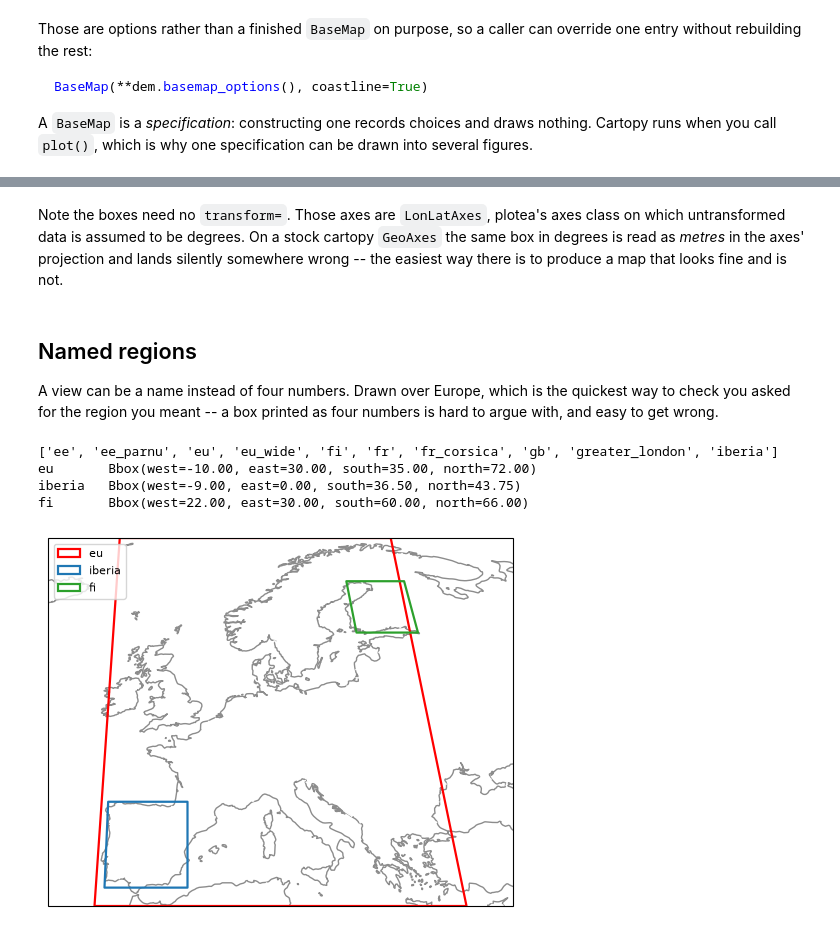
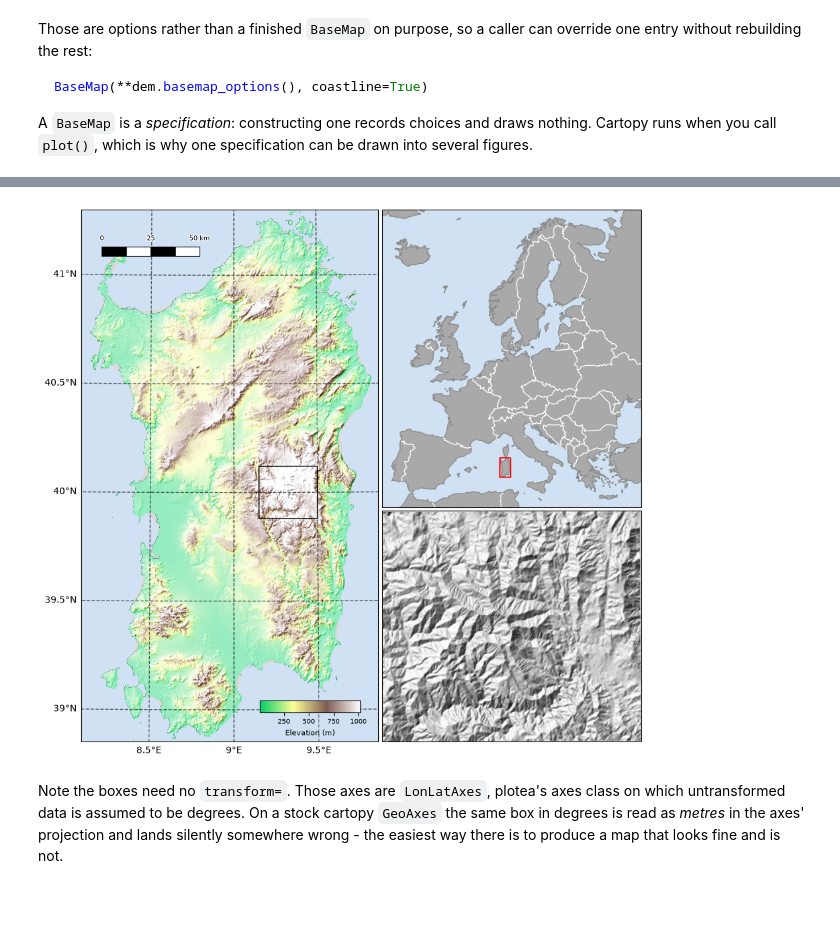
Before and after one commit to kmch/ploTea, a Jupyter notebook: notebooks/plotea.ipynb, the cells around one changed output, grey strips where cells are left out. Cells and saved outputs as stored; diff of their text form; code cells hidden in the pictures; blank space fills up the shorter version.

```diff
--- a/notebooks/plotea.ipynb
+++ b/notebooks/plotea.ipynb
@@ -75,0 +83,3 @@ Raster(path=/home/kajetan/software/plotea/datasets/sardinia_elv.tif, data=not lo
+# %%
+dem = Raster(plotea.PATH.datasets / 'sardinia_elv.tif', label='Elevation', unit='m')
+dem
@@ -237,25 +276,26 @@ plt.show()
+# %%
+bbox_zoom = Bbox.from_any([9.15, 39.88, 9.50, 40.12])   # the Gennargentu massif, the high ground
+bbox_full = Bbox.from_any(list(dem.bounds))
+
+fig = plt.figure()
+ax_main, panels = panel_layout(fig, opts['crs'], main=bbox_full,
+                               rows=[['eu'], [bbox_zoom]], width=9)
+
+# The main map: colour blended with relief, a scale bar, a colorbar in the corner.
+BaseMap(**dem.basemap_options()).plot(ax=ax_main)
+dem.plot(ax=ax_main, cmap=land_terrain(), blend_mode='hsv', vert_exag=3, cbar=True,
+         cbar_rect=(0.60, 0.055, 0.34, 0.022))
+scalebar(ax_main, length_km=50, location='upper left')
+
+# The wider view: grey land, blue water, and the region boxed.
+BaseMap(bbox='eu', graticules=False).plot(ax=panels[0][0])
+bbox_full.plot(ax=panels[0][0], edgecolor='red', linewidth=1.4)
+
+# The closer view, and where it came from.
+dem.plot(ax=panels[1][0], bbox=bbox_zoom, hillshade=True, basemap={'graticules': False})
+bbox_zoom.plot(ax=ax_main, edgecolor='black', linewidth=1.0)
+plt.show()
+# %% [output]
+[figure, added]
 # %% [markdown]
-Note the boxes need no `transform=`. Those axes are `LonLatAxes`, plotea's axes class on which untransformed data is assumed to be degrees. On a stock cartopy `GeoAxes` the same box in degrees is read as *metres* in the axes' projection and lands silently somewhere wrong -- the easiest way there is to produce a map that looks fine and is not.
+Note the boxes need no `transform=`. Those axes are `LonLatAxes`, plotea's axes class on which untransformed data is assumed to be degrees. On a stock cartopy `GeoAxes` the same box in degrees is read as *metres* in the axes' projection and lands silently somewhere wrong - the easiest way there is to produce a map that looks fine and is not.
-# %% [markdown]
-## Named regions
-
-A view can be a name instead of four numbers. Drawn over Europe, which is the quickest way to
-check you asked for the region you meant -- a box printed as four numbers is hard to argue
-with, and easy to get wrong.
-# %%
-print(sorted(plotea.ROIS)[:10])
-
-fig, ax = BaseMap(bbox='eu_wide', land=False, ocean=False, coastline=True, borders=True,
-                  graticules=False).plot(figsize=(6, 5.5))
-for name, colour in (('eu', 'red'), ('iberia', 'tab:blue'), ('fi', 'tab:green')):
-    box = Bbox.from_any(name)
-    box.plot(ax=ax, edgecolor=colour, linewidth=1.6, label=name)
-    print(f'{name:8s} {box}')
-ax.legend(loc='upper left', fontsize=8)
-plt.show()
-# %% [output]
-['ee', 'ee_parnu', 'eu', 'eu_wide', 'fi', 'fr', 'fr_corsica', 'gb', 'greater_london', 'iberia']
-eu       Bbox(west=-10.00, east=30.00, south=35.00, north=72.00)
-iberia   Bbox(west=-9.00, east=0.00, south=36.50, north=43.75)
-fi       Bbox(west=22.00, east=30.00, south=60.00, north=66.00)
-[figure, removed]
```
Also changed, not shown: parts of 27 cells of this notebook, 2 other files.
